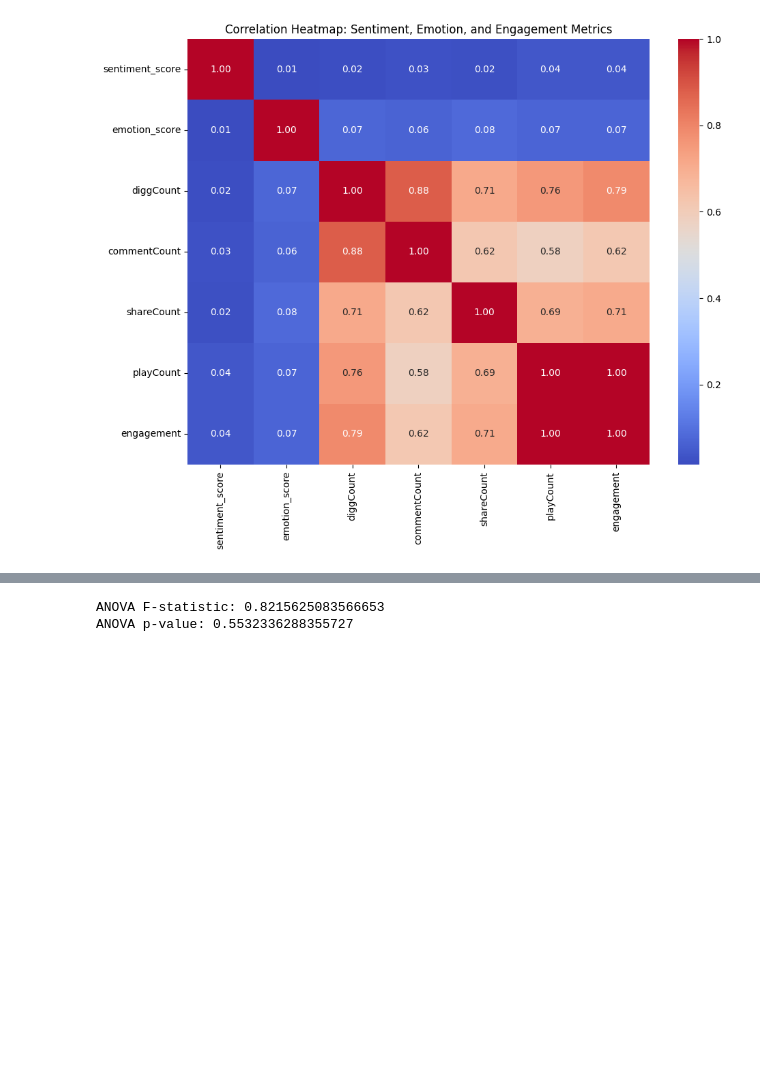
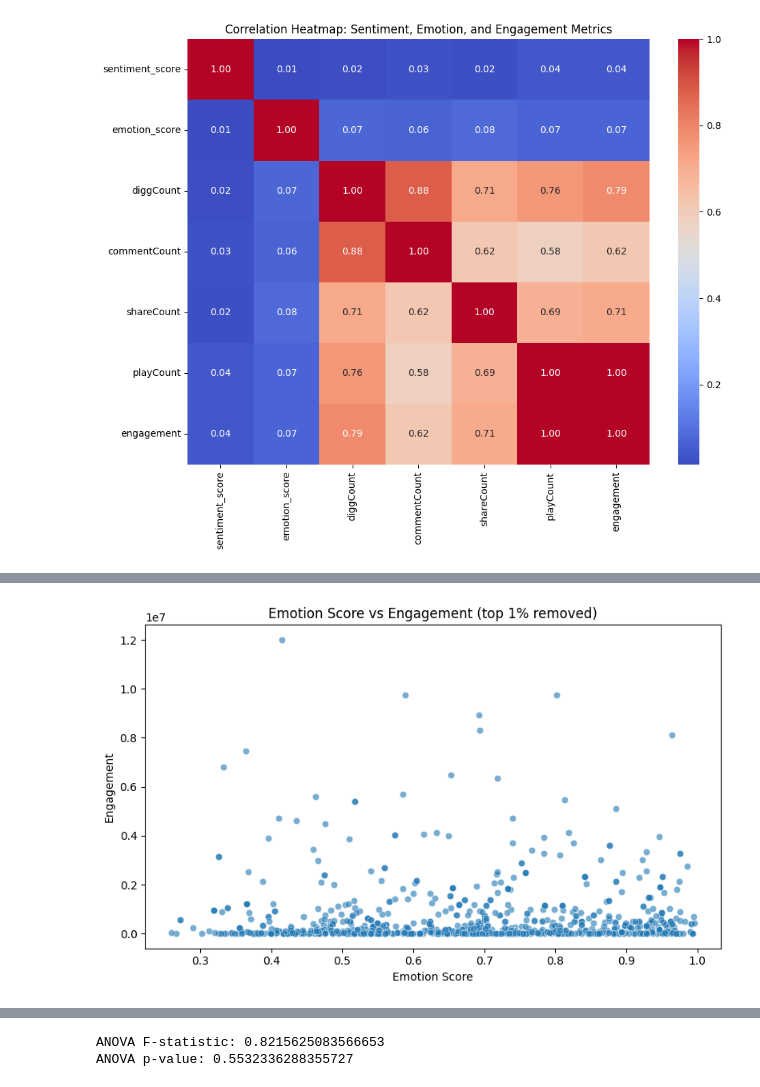
Before and after one commit to Mesgarin/Tiktok, a Jupyter notebook: Tiktok.ipynb, the cells around one changed output, grey strips where cells are left out. Saved outputs shown, nothing was run; the diff lists cells and outputs as text; code cells hidden in the pictures; blank space fills up the shorter version.

```diff
--- a/Tiktok.ipynb
+++ b/Tiktok.ipynb
@@ -392,0 +572,13 @@ plt.show()
+# %%
+q99 = df["engagement"].quantile(0.99)   # صدک ۹۹ ام
+df_trim = df[df["engagement"] <= q99]
+
+plt.figure(figsize=(8,5))
+sns.scatterplot(data=df_trim, x="emotion_score", y="engagement", alpha=0.6)
+plt.title("Emotion Score vs Engagement (top 1% removed)")
+plt.xlabel("Emotion Score")
+plt.ylabel("Engagement")
+plt.tight_layout()
+plt.show()
+# %% [output]
+[figure, added]
```
Also changed, not shown: parts of 21 cells of this notebook.
